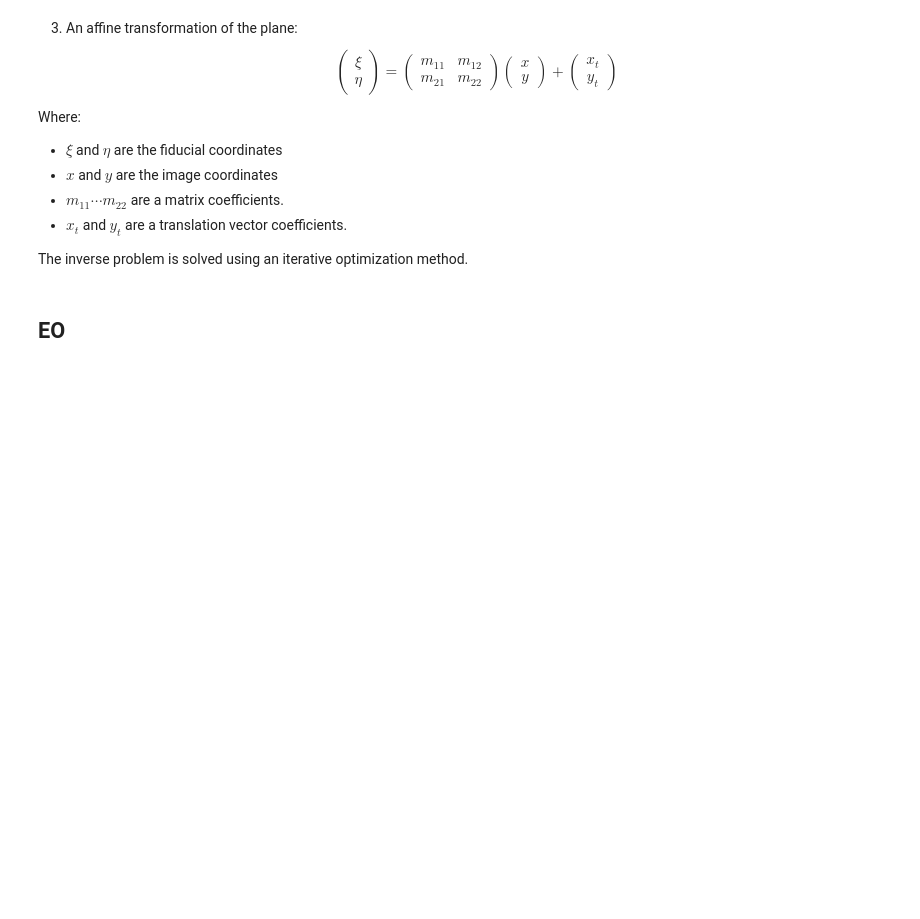
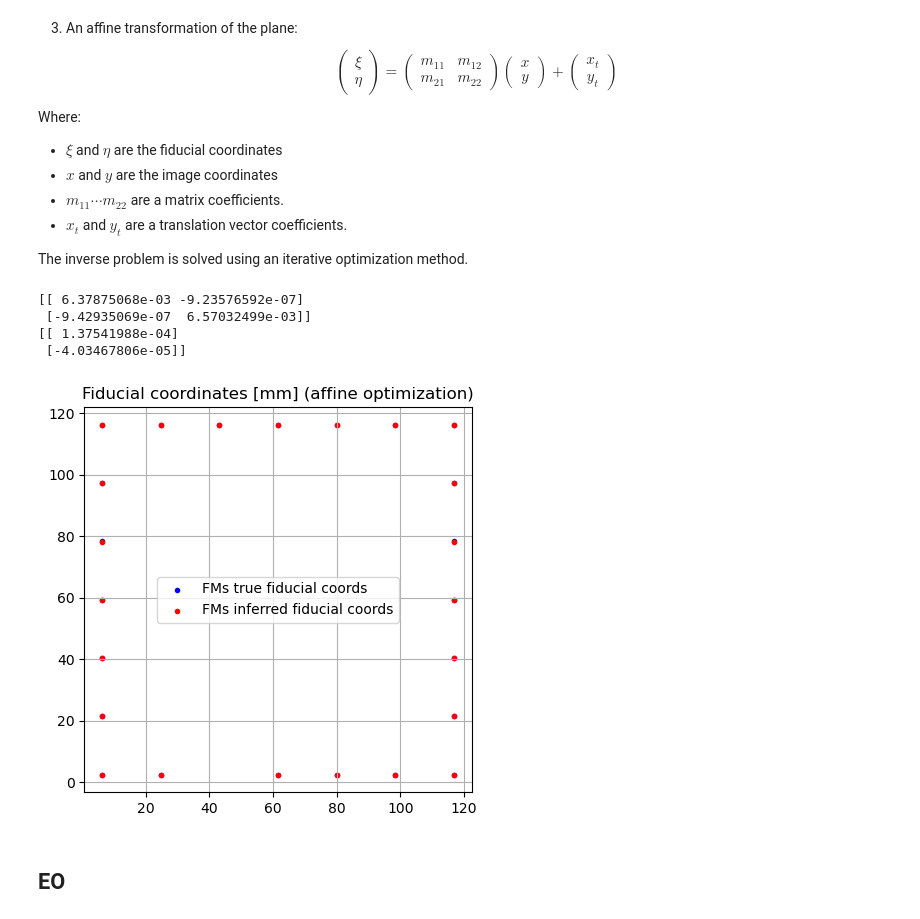
Before and after one commit to lorisdanjou/KH-5_ARGON_images_processing, a Jupyter notebook: orthorectification_images_tests.ipynb, the cells around one changed output. Drawn from its saved outputs; the diff is of its cells as text; code cells hidden in the pictures; blank space fills up the shorter version.

Commit message:
vectorized last functions. Missing export of GCPs / transformation of the image but afterwards, ready to use.

```diff
--- a/orthorectification_images_tests.ipynb
+++ b/orthorectification_images_tests.ipynb
@@ -363,37 +363,45 @@ res = opt.minimize(
     x0=[127/shx, 0, 0, 127/shy, 0, 0],
     args=(FMs.loc[:, ("xi", "eta")].to_numpy(), FMs.loc[:, ("x", "y")].to_numpy()),
     method='Nelder-mead',
     options={"maxiter": 1000},
 )
 # res = opt.least_squares(
 #     io.objective_function_affine,
 #     x0=[127/shx, 0, 0, 127/shy, 0, 0],
 #     args=(FMs_fiducial_coords, FMs_image_coords),
 # )
 
 
 if res.success:
     m11, m12, m21, m22, t1, t2 = res.x
     matrix = np.array([
         [m11, m12],
         [m21, m22]
     ])
     print(matrix)
-    translation = np.array([t1, t2])
+    translation = np.array([[t1], [t2]])
     print(translation)
 
-    FMs_inferred_fiducial_coords = np.array([
-        io.image_to_fiducial_coordinates_affine(FMs.loc[i, "x"], FMs.loc[i, "y"], matrix, translation) for i in FMs.index
-    ])
+    # FMs_inferred_fiducial_coords = np.array([
+    #     io.image_to_fiducial_coordinates_affine(FMs.loc[i, "x"], FMs.loc[i, "y"], matrix, translation) for i in FMs.index
+    # ])
+    xi, eta = io.image_to_fiducial_coordinates_affine(FMs.loc[:, "x"].values, FMs.loc[:, "y"].values, matrix, translation)
+    FMs_fiducial_inferred_coords = np.array([xi, eta]).T
 
     fig, ax = plt.subplots(figsize=(5, 5))
     ax.scatter(FMs.xi, FMs.eta, marker=".", color="b", label='FMs true fiducial coords')
     ax.scatter(FMs_inferred_fiducial_coords[:, 0], FMs_inferred_fiducial_coords[:, 1], marker=".", color="r", label='FMs inferred fiducial coords')
     ax.grid()
     ax.legend()
     ax.set_title("Fiducial coordinates [mm] (affine optimization)")
 else:
     print(res)
+# %% [output]
+[[ 6.37875068e-03 -9.23576592e-07]
+ [-9.42935069e-07  6.57032499e-03]]
+[[ 1.37541988e-04]
+ [-4.03467806e-05]]
+[figure, added]
 # %% [markdown]
 ## EO
 # %% [markdown]
```
Also changed, not shown: parts of 11 cells of this notebook, 1 other file.
